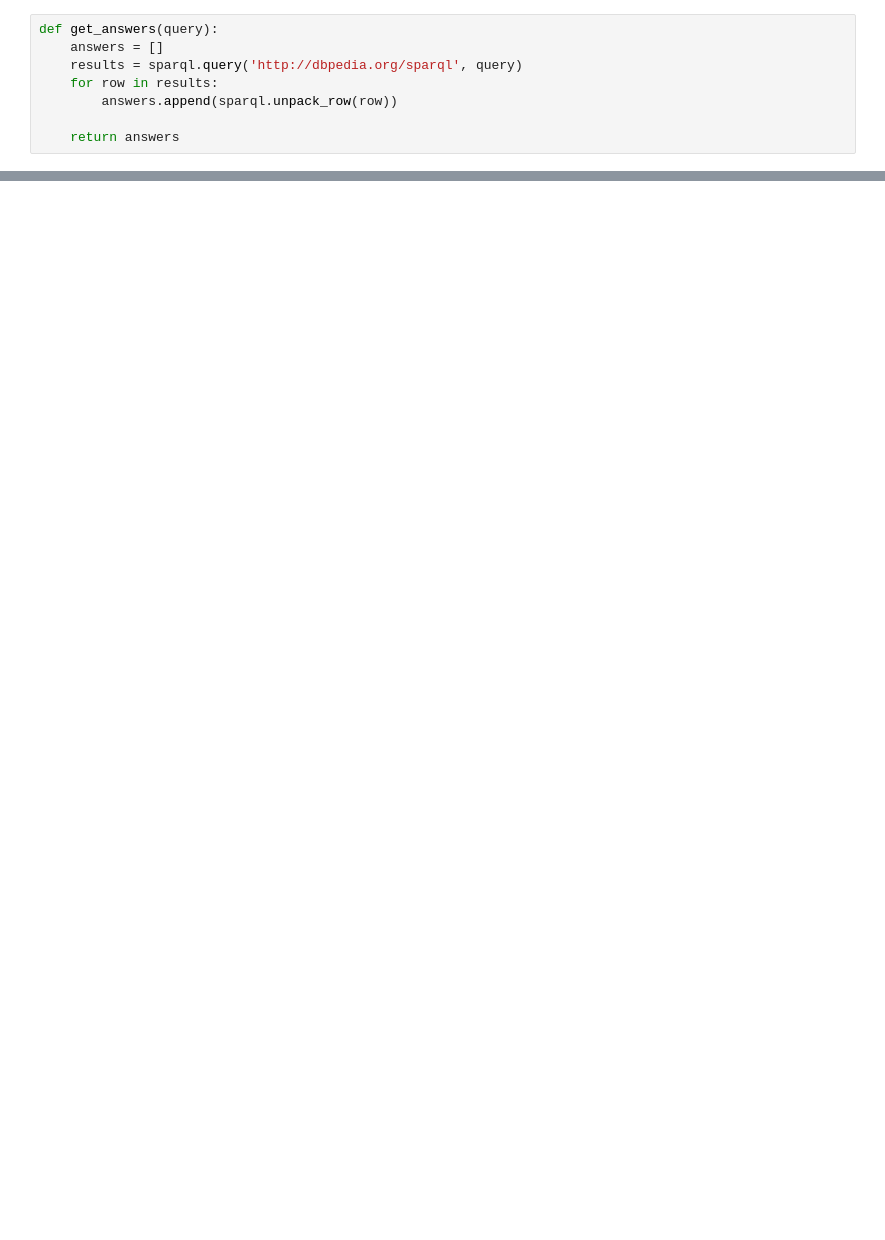
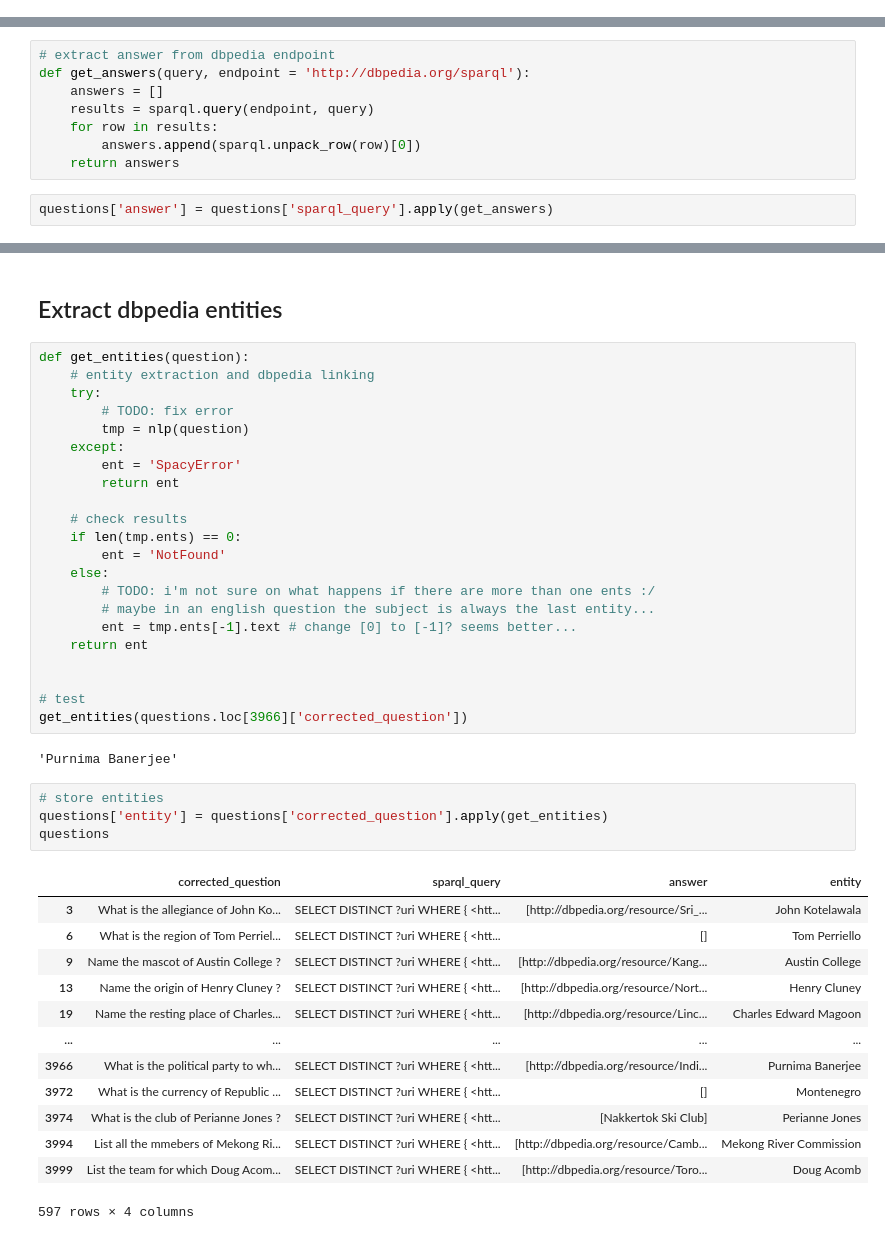
Before and after one commit to rpo19/AIQuestionAnswering, a Jupyter notebook: QA.ipynb, the cells around one changed output, grey strips where cells are left out. Saved outputs shown, nothing was run; the diff lists cells and outputs as text; blank space fills up the shorter version.

```diff
--- a/QA.ipynb
+++ b/QA.ipynb
@@ -58,8 +0,0 @@ for row in result:
-# %%
-def get_answers(query):
-    answers = []
-    results = sparql.query('http://dbpedia.org/sparql', query)
-    for row in results:
-        answers.append(sparql.unpack_row(row))
-
-    return answers
@@ -117,0 +49,10 @@ else:
+# %%
+# extract answer from dbpedia endpoint
+def get_answers(query, endpoint = 'http://dbpedia.org/sparql'):
+    answers = []
+    results = sparql.query(endpoint, query)
+    for row in results:
+        answers.append(sparql.unpack_row(row)[0])
+    return answers
+# %%
+questions['answer'] = questions['sparql_query'].apply(get_answers)
@@ -117,0 +67,44 @@ else:
+# %% [markdown]
+## Extract dbpedia entities
+# %%
+def get_entities(question):
+    # entity extraction and dbpedia linking
+    try:
+        # TODO: fix error
+        tmp = nlp(question)
+    except:
+        ent = 'SpacyError'
+        return ent
+
+    # check results
+    if len(tmp.ents) == 0:
+        ent = 'NotFound'
+    else:
+        # TODO: i'm not sure on what happens if there are more than one ents :/
+        # maybe in an english question the subject is always the last entity...
+        ent = tmp.ents[-1].text # change [0] to [-1]? seems better...
+    return ent
+
+
+# test
+get_entities(questions.loc[3966]['corrected_question'])
+# %% [output]
+'Purnima Banerjee'
+# %%
+# store entities
+questions['entity'] = questions['corrected_question'].apply(get_entities)
+questions
+# %% [output]
+|  | corrected_question | sparql_query | answer | entity |
+| 3 | What is the allegiance of John Ko... | SELECT DISTINCT ?uri WHERE { <htt... | [http://dbpedia.org/resource/Sri_... | John Kotelawala |
+| 6 | What is the region of Tom Perriel... | SELECT DISTINCT ?uri WHERE { <htt... | [] | Tom Perriello |
+| 9 | Name the mascot of Austin College ? | SELECT DISTINCT ?uri WHERE { <htt... | [http://dbpedia.org/resource/Kang... | Austin College |
+| 13 | Name the origin of Henry Cluney ? | SELECT DISTINCT ?uri WHERE { <htt... | [http://dbpedia.org/resource/Nort... | Henry Cluney |
+| 19 | Name the resting place of Charles... | SELECT DISTINCT ?uri WHERE { <htt... | [http://dbpedia.org/resource/Linc... | Charles Edward Magoon |
+| ... | ... | ... | ... | ... |
+| 3966 | What is the political party to wh... | SELECT DISTINCT ?uri WHERE { <htt... | [http://dbpedia.org/resource/Indi... | Purnima Banerjee |
+| 3972 | What is the currency of Republic ... | SELECT DISTINCT ?uri WHERE { <htt... | [] | Montenegro |
+| 3974 | What is the club of Perianne Jones ? | SELECT DISTINCT ?uri WHERE { <htt... | [Nakkertok Ski Club] | Perianne Jones |
+| 3994 | List all the mmebers of Mekong Ri... | SELECT DISTINCT ?uri WHERE { <htt... | [http://dbpedia.org/resource/Camb... | Mekong River Commission |
+| 3999 | List the team for which Doug Acom... | SELECT DISTINCT ?uri WHERE { <htt... | [http://dbpedia.org/resource/Toro... | Doug Acomb |
+597 rows × 4 columns
```
Also changed, not shown: parts of 44 cells of this notebook, 2 other files.
